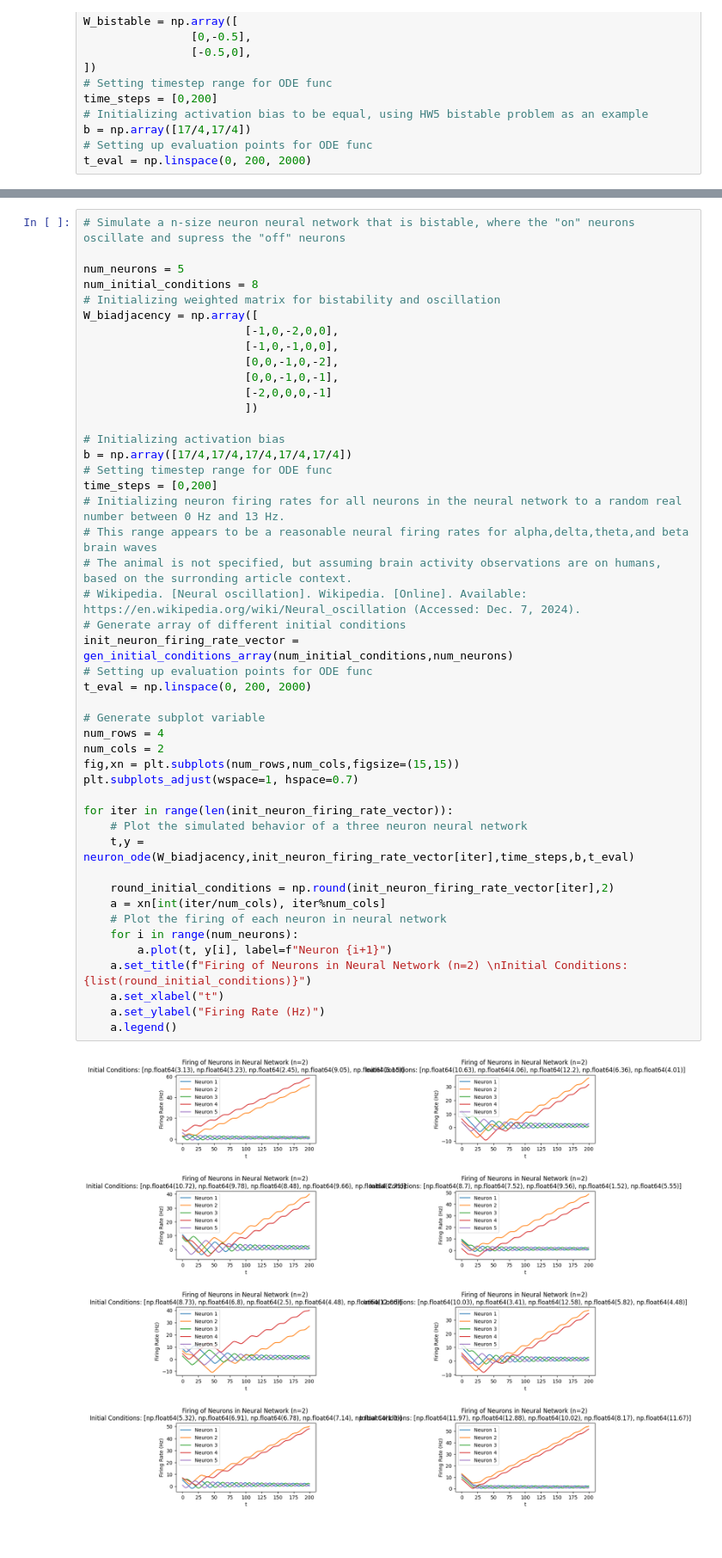
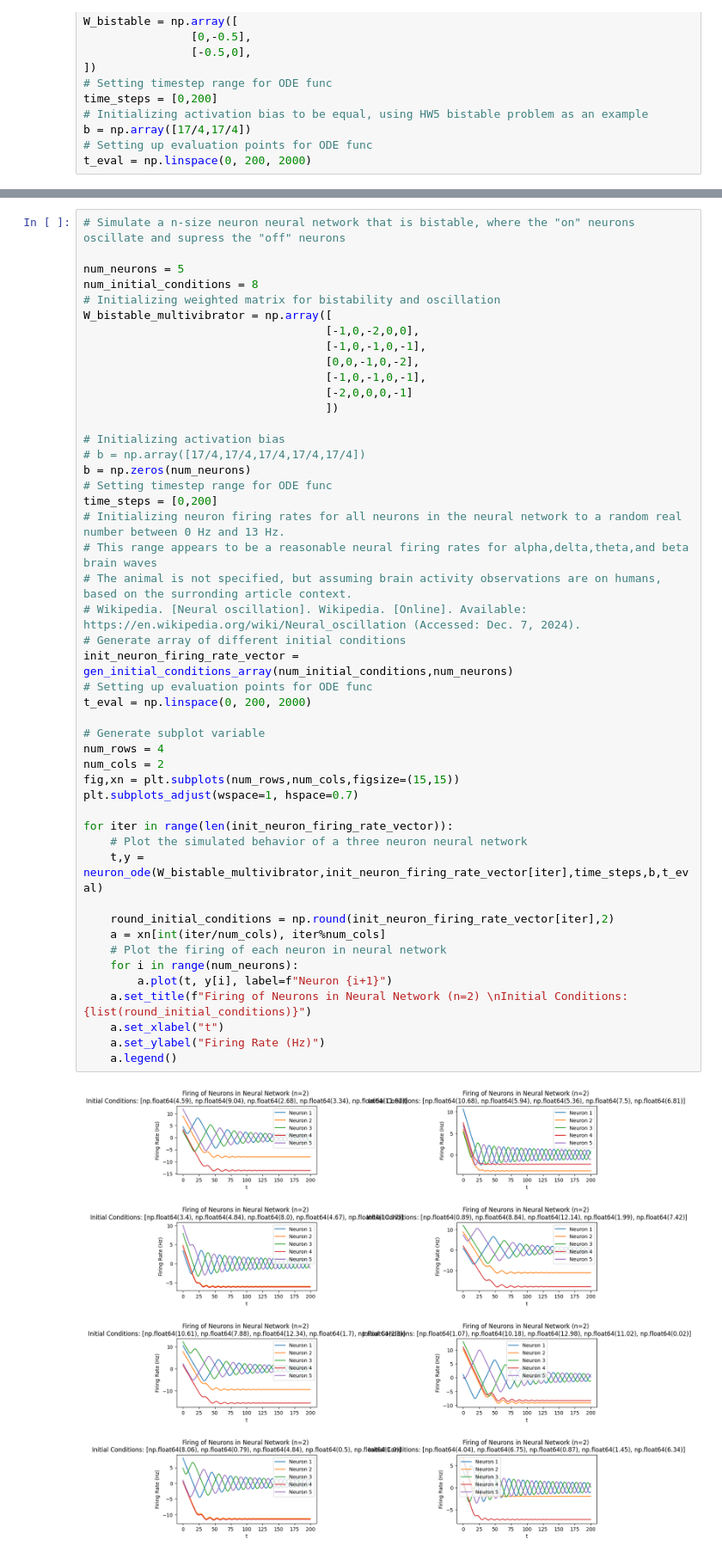
Before and after one commit to enriquea02/uw, a Jupyter notebook: eep502_analytical_methods_for_electrical_engineering/homework/final_diff_eqn_and_neural_networks_eantunano.ipynb, the cells around one changed output, grey strips where cells are left out. Shown at 86% size. Drawn from its saved outputs; the diff is of its cells as text; blank space fills up the shorter version.

```diff
--- a/eep502_analytical_methods_for_electrical_engineering/homework/final_diff_eqn_and_neural_networks_eantunano.ipynb
+++ b/eep502_analytical_methods_for_electrical_engineering/homework/final_diff_eqn_and_neural_networks_eantunano.ipynb
@@ -379,45 +379,46 @@ draw_nn(G_stable,ax)
 num_neurons = 5
 num_initial_conditions = 8
 # Initializing weighted matrix for bistability and oscillation
-W_biadjacency = np.array([
-                        [-1,0,-2,0,0],
-                        [-1,0,-1,0,0],
-                        [0,0,-1,0,-2],
-                        [0,0,-1,0,-1],
-                        [-2,0,0,0,-1]
-                        ])
+W_bistable_multivibrator = np.array([
+                                    [-1,0,-2,0,0],
+                                    [-1,0,-1,0,-1],
+                                    [0,0,-1,0,-2],
+                                    [-1,0,-1,0,-1],
+                                    [-2,0,0,0,-1]
+                                    ])
 
 # Initializing activation bias
-b = np.array([17/4,17/4,17/4,17/4,17/4])
+# b = np.array([17/4,17/4,17/4,17/4,17/4])
+b = np.zeros(num_neurons)
 # Setting timestep range for ODE func
 time_steps = [0,200]
 # Initializing neuron firing rates for all neurons in the neural network to a random real number between 0 Hz and 13 Hz.
 # This range appears to be a reasonable neural firing rates for alpha,delta,theta,and beta brain waves
 # The animal is not specified, but assuming brain activity observations are on humans, based on the surronding article context.
 # Wikipedia. [Neural oscillation]. Wikipedia. [Online]. Available: https://en.wikipedia.org/wiki/Neural_oscillation (Accessed: Dec. 7, 2024).
 # Generate array of different initial conditions
 init_neuron_firing_rate_vector = gen_initial_conditions_array(num_initial_conditions,num_neurons)
 # Setting up evaluation points for ODE func
 t_eval = np.linspace(0, 200, 2000)
 
 # Generate subplot variable
 num_rows = 4
 num_cols = 2
 fig,xn = plt.subplots(num_rows,num_cols,figsize=(15,15))
 plt.subplots_adjust(wspace=1, hspace=0.7)
 
 for iter in range(len(init_neuron_firing_rate_vector)):
     # Plot the simulated behavior of a three neuron neural network
-    t,y = neuron_ode(W_biadjacency,init_neuron_firing_rate_vector[iter],time_steps,b,t_eval)
+    t,y = neuron_ode(W_bistable_multivibrator,init_neuron_firing_rate_vector[iter],time_steps,b,t_eval)
 
     round_initial_conditions = np.round(init_neuron_firing_rate_vector[iter],2)
     a = xn[int(iter/num_cols), iter%num_cols]
     # Plot the firing of each neuron in neural network
     for i in range(num_neurons):
         a.plot(t, y[i], label=f"Neuron {i+1}")
     a.set_title(f"Firing of Neurons in Neural Network (n=2) \nInitial Conditions: {list(round_initial_conditions)}")
     a.set_xlabel("t")
     a.set_ylabel("Firing Rate (Hz)")
     a.legend()
 # %% [output]
-[figure, old version]
+[figure, new version]
```
Also changed, not shown: parts of 1 cell of this notebook.
